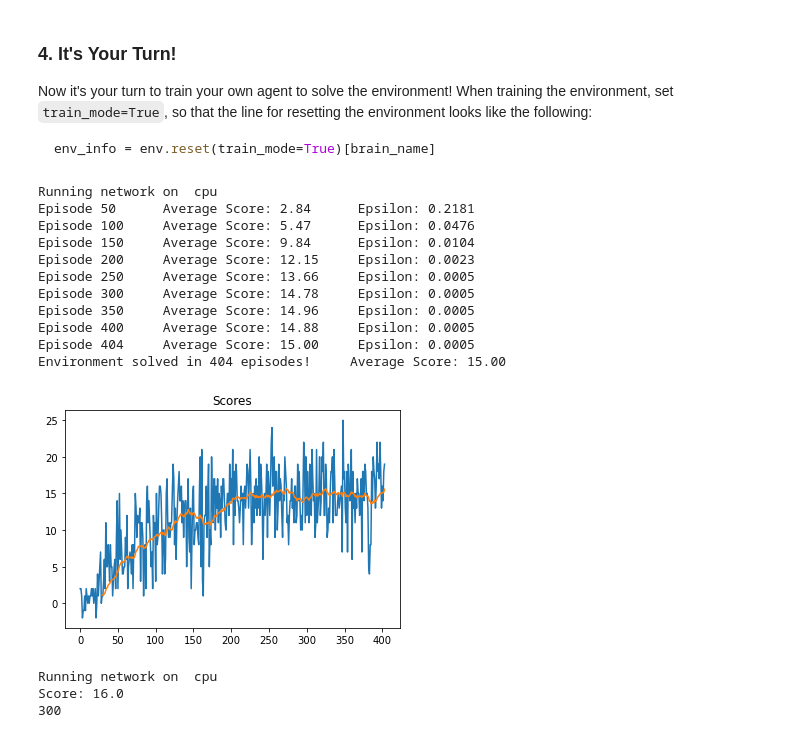
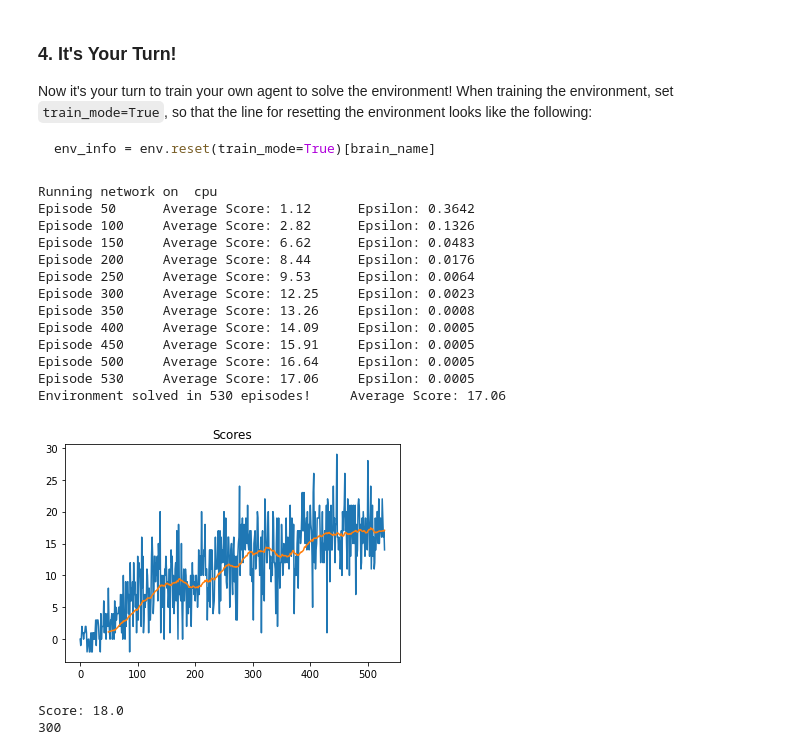
Before and after one commit to hewanguipath/Navigation, a Jupyter notebook: Navigation.ipynb, the cells around one changed output. Drawn from its saved outputs; the diff is of its cells as text; code cells hidden in the pictures.

```diff
--- a/Navigation.ipynb
+++ b/Navigation.ipynb
@@ -171,7 +192,8 @@ BATCH_SIZE = 64         # minibatch size
 GAMMA = 0.99            # discount factor
 TAU = 1e-3              # for soft update of target parameters
 LR = 5e-4               # learning rate
-UPDATE_EVERY = 2        # how often to update the network
+UPDATE_EVERY = 4        # how often to update the network
+
 
 device = torch.device("cuda:0" if torch.cuda.is_available() else "cpu")
 
@@ -203,6 +225,8 @@ class Agent():
         self.t_step = 0
 
     def step(self, state, action, reward, next_state, done):
+
+        priority = e
         # Save experience in replay memory
         self.memory.add(state, action, reward, next_state, done)
 
@@ -245,7 +269,13 @@ class Agent():
         states, actions, rewards, next_states, dones = experiences
 
         # Get max predicted Q values (for next states) from target model
-        Q_targets_next = self.qnetwork_target(next_states).detach().max(1)[0].unsqueeze(1)
+        #ori_Q_targets_next = self.qnetwork_target(next_states).detach().max(1)[0].unsqueeze(1)
+
+        # in double DQN, target next will be changed as ###################################################333333333
+        target_actions = self.qnetwork_local(next_states).argmax(1).unsqueeze(1)
+        Q_targets_next = self.qnetwork_target(next_states).gather(1, target_actions)
+        #print (torch.nonzero(ori_Q_targets_next - Q_targets_next))
+
         # Compute Q targets for current states
         Q_targets = rewards + (gamma * Q_targets_next * (1 - dones))
 
@@ -257,7 +287,6 @@ class Agent():
         # Minimize the loss
         self.optimizer.zero_grad()
         loss.backward()
-        #torch.nn.utils.clip_grad_norm(self.qnetwork_target.parameters(), 1)
         self.optimizer.step()
 
         # ------------------- update target network ------------------- #
@@ -328,7 +357,7 @@ import torch
 
 agent = Agent(state_size=state_size, action_size=action_size, seed=0)
 
-def dqn(n_episodes=1000, max_t=500, eps_start=1.0, eps_end=0.0005, eps_decay=0.97):
+def dqn(n_episodes=1000, max_t=500, eps_start=1.0, eps_end=0.0005, eps_decay=0.98):
     """Deep Q-Learning.
 
     Params
@@ -358,49 +387,53 @@ def dqn(n_episodes=1000, max_t=500, eps_start=1.0, eps_end=0.0005, eps_decay=0.9
             done = env_info.local_done[0]                  # see if episode has finished
 
             agent.step(state, action, reward, next_state, done)
             state = next_state
             score += reward
             if done:
                 break
         scores_window.append(score)       # save most recent score
         scores.append(score)              # save most recent score
         eps = max(eps_end, eps_decay*eps) # decrease epsilon
         print('\rEpisode {}\tAverage Score: {:.2f}\t Epsilon: {:.4f}'.format(i_episode, np.mean(scores_window), eps), end="")
         if i_episode % 50 == 0:
             print('\rEpisode {}\tAverage Score: {:.2f}\t Epsilon: {:.4f}'.format(i_episode, np.mean(scores_window), eps))
-        if np.mean(scores_window)>=15.0:
+        if np.mean(scores_window)>=17.0:
             print('\nEnvironment solved in {:d} episodes!\tAverage Score: {:.2f}'.format(i_episode, np.mean(scores_window)))
             torch.save(agent.qnetwork_local.state_dict(), 'checkpoint.pth')
             break
+    #save the work anyway
+    torch.save(agent.qnetwork_local.state_dict(), 'checkpoint.pth')
     return scores
 
 scores = dqn()
 
 # plot the scores
-def plot_scores(scores, rolling_window=30):
+def plot_scores(scores, rolling_window=50):
     """Plot scores and optional rolling mean using specified window."""
     plt.plot(scores); plt.title("Scores");
     rolling_mean = pd.Series(scores).rolling(rolling_window).mean()
     plt.plot(rolling_mean);
     return rolling_mean
 
 rolling_mean = plot_scores(scores)
 # %% [output]
 Running network on  cpu
-Episode 50      Average Score: 2.84      Epsilon: 0.2181
-Episode 100     Average Score: 5.47      Epsilon: 0.0476
-Episode 150     Average Score: 9.84      Epsilon: 0.0104
-Episode 200     Average Score: 12.15     Epsilon: 0.0023
-Episode 250     Average Score: 13.66     Epsilon: 0.0005
-Episode 300     Average Score: 14.78     Epsilon: 0.0005
-Episode 350     Average Score: 14.96     Epsilon: 0.0005
-Episode 400     Average Score: 14.88     Epsilon: 0.0005
-Episode 404     Average Score: 15.00     Epsilon: 0.0005
-Environment solved in 404 episodes!     Average Score: 15.00
+Episode 50      Average Score: 1.12      Epsilon: 0.3642
+Episode 100     Average Score: 2.82      Epsilon: 0.1326
+Episode 150     Average Score: 6.62      Epsilon: 0.0483
+Episode 200     Average Score: 8.44      Epsilon: 0.0176
+Episode 250     Average Score: 9.53      Epsilon: 0.0064
+Episode 300     Average Score: 12.25     Epsilon: 0.0023
+Episode 350     Average Score: 13.26     Epsilon: 0.0008
+Episode 400     Average Score: 14.09     Epsilon: 0.0005
+Episode 450     Average Score: 15.91     Epsilon: 0.0005
+Episode 500     Average Score: 16.64     Epsilon: 0.0005
+Episode 530     Average Score: 17.06     Epsilon: 0.0005
+Environment solved in 530 episodes!     Average Score: 17.06
-[figure, old version]
+[figure, new version]
 # %%
-agent = Agent(state_size=state_size, action_size=action_size, seed=0)
-agent.qnetwork_local.load_state_dict(torch.load('checkpoint.pth'))
+#agent = Agent(state_size=state_size, action_size=action_size, seed=2)
+#agent.qnetwork_local.load_state_dict(torch.load('checkpoint.pth'))
 
 env_info = env.reset(train_mode=False)[brain_name] # reset the environment
 state = env_info.vector_observations[0]            # get the current state
@@ -423,6 +456,5 @@ while True:
 print("Score: {}".format(score))
 print(step)
 # %% [output]
-Running network on  cpu
-Score: 16.0
+Score: 18.0
 300
```
Also changed, not shown: parts of 1 cell of this notebook, 3 other files.
